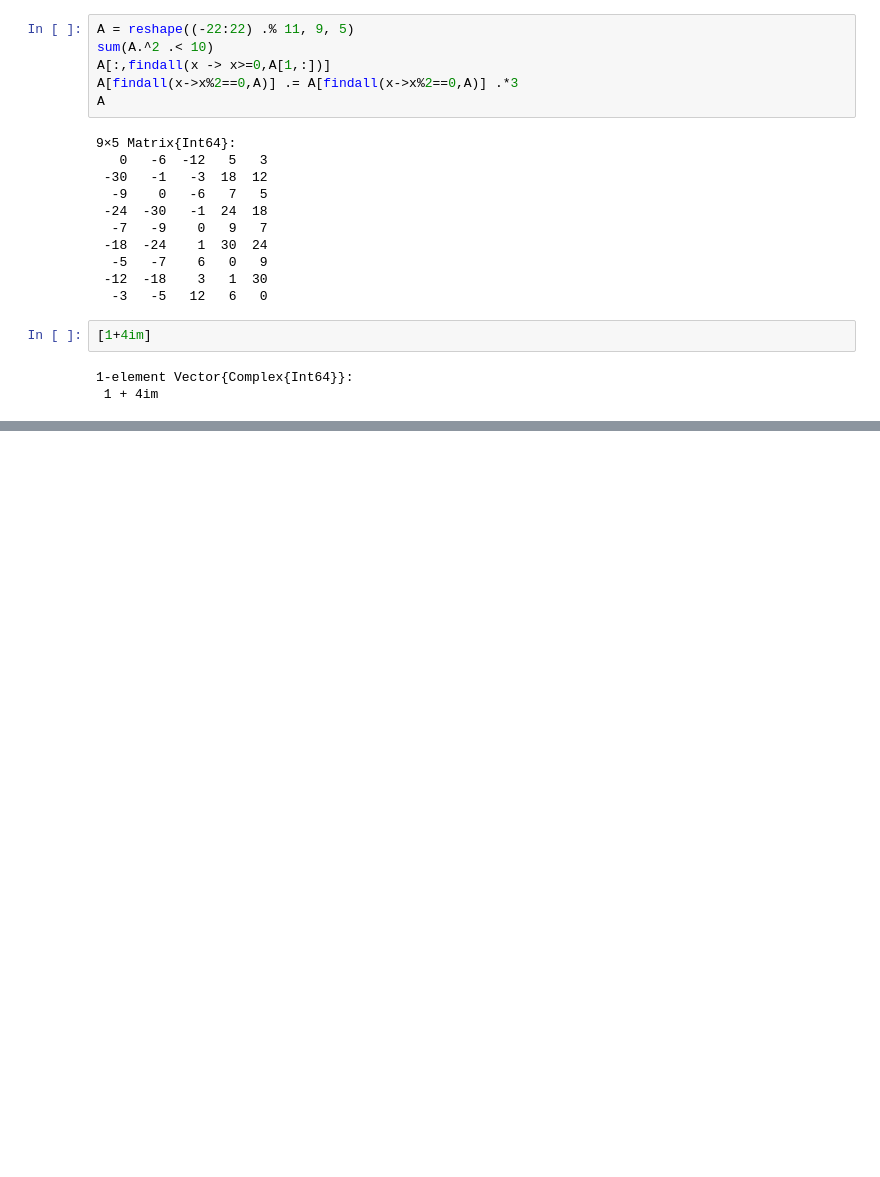
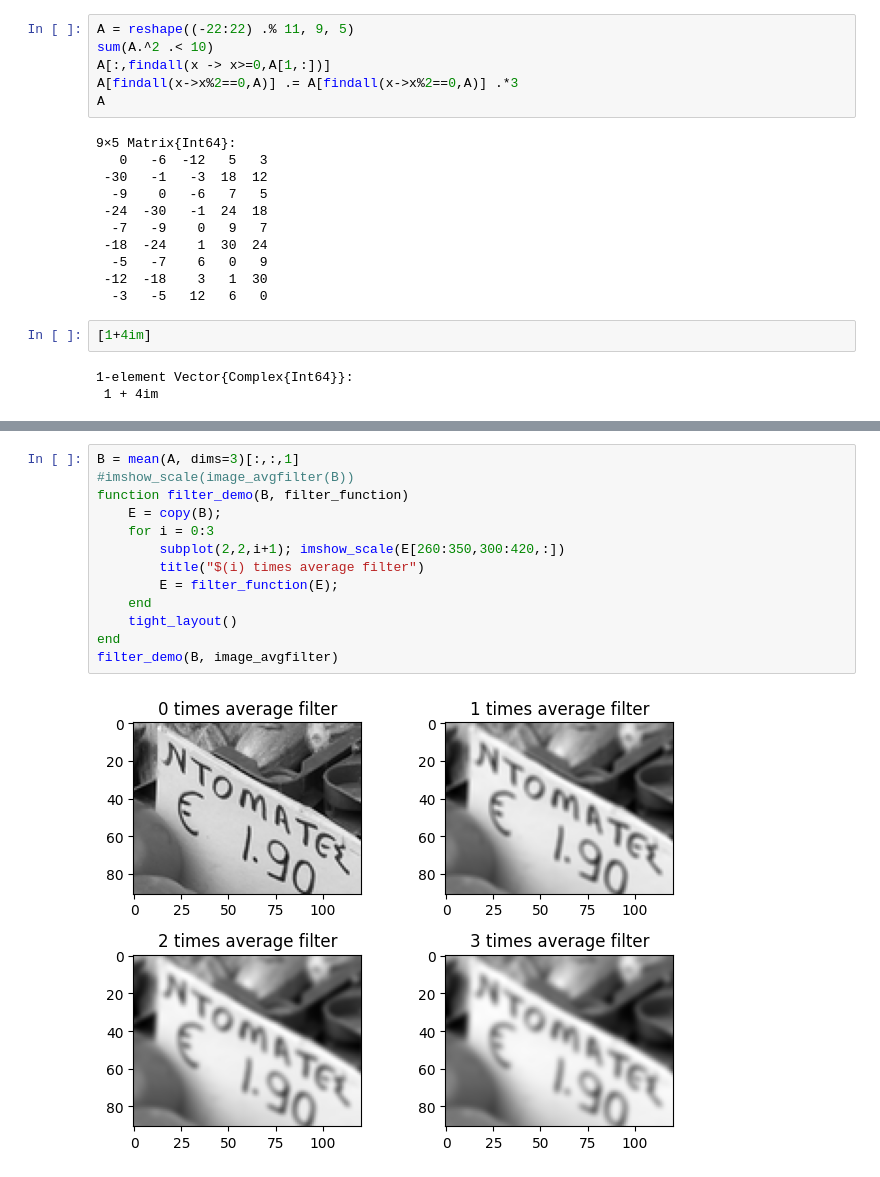
Before and after one commit to TagoreZhao/MATH124, a Jupyter notebook: lec_notes.ipynb, the cells around one changed output, grey strips where cells are left out. Cells and saved outputs as stored; diff of their text form; blank space fills up the shorter version.

```diff
--- a/lec_notes.ipynb
+++ b/lec_notes.ipynb
@@ -327,0 +373,15 @@ A
+# %%
+B = mean(A, dims=3)[:,:,1]
+#imshow_scale(image_avgfilter(B))
+function filter_demo(B, filter_function)
+    E = copy(B);
+    for i = 0:3
+        subplot(2,2,i+1); imshow_scale(E[260:350,300:420,:])
+        title("$(i) times average filter")
+        E = filter_function(E);
+    end
+    tight_layout()
+end
+filter_demo(B, image_avgfilter)
+# %% [output]
+[figure, added]
```
Also changed, not shown: parts of 6 cells of this notebook, 6 other files.
